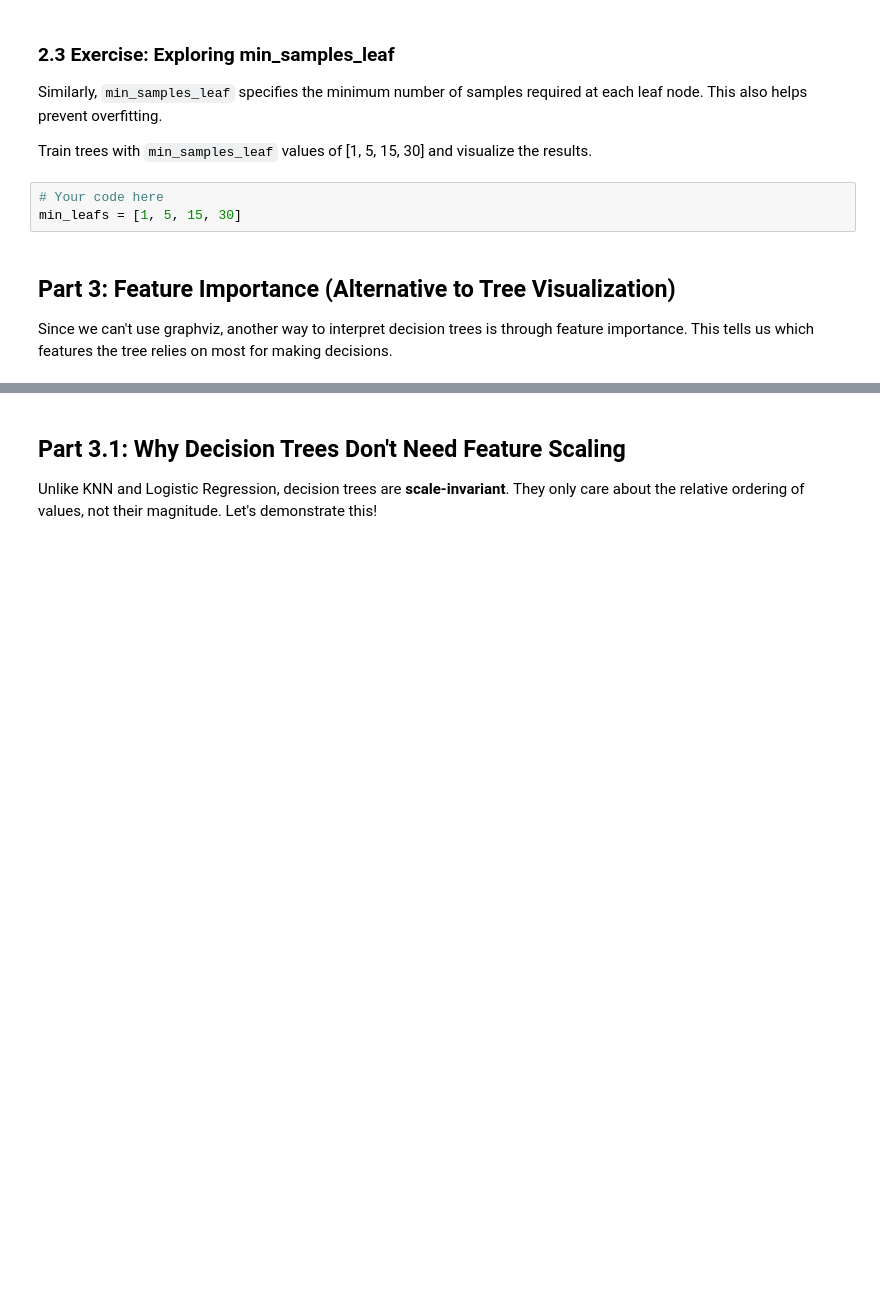
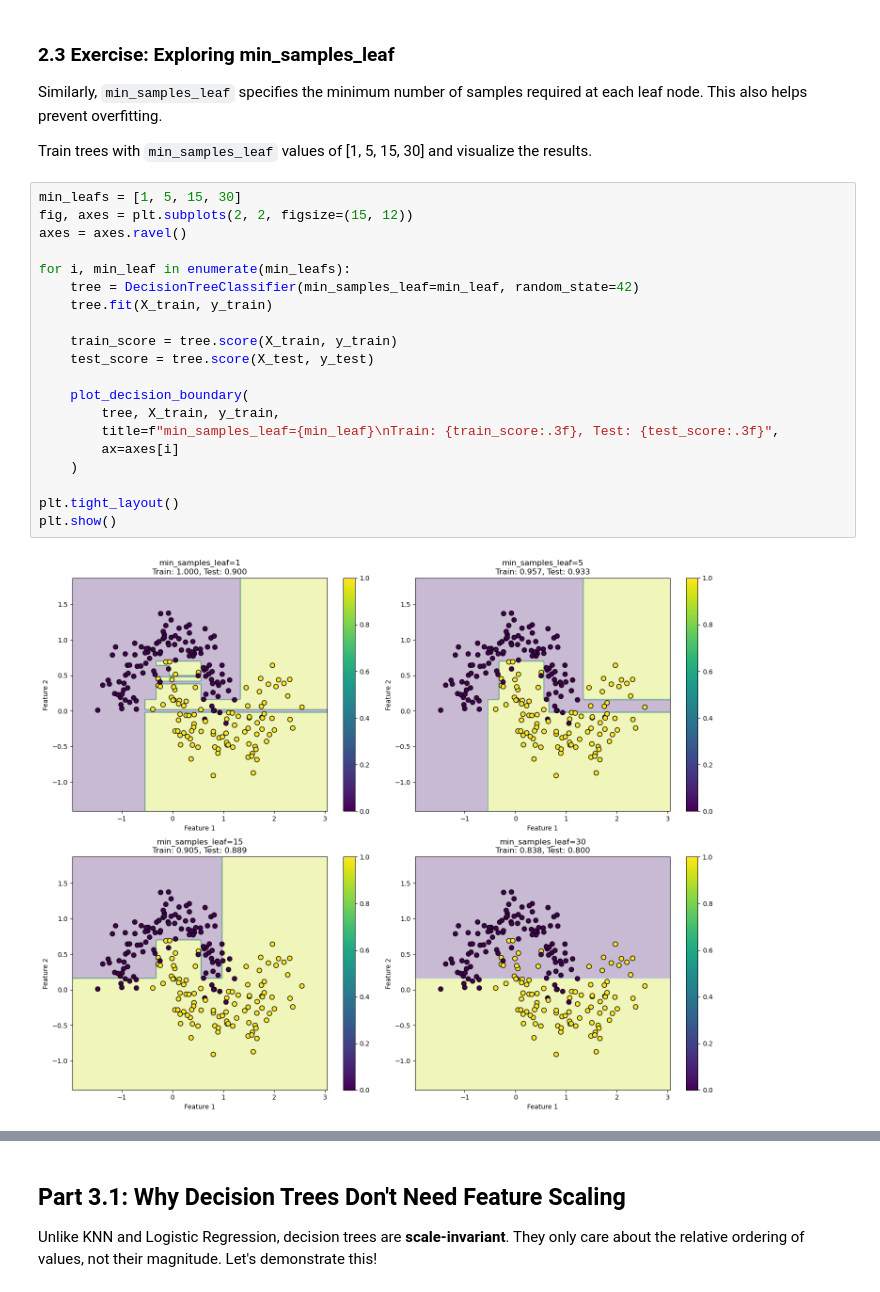
Before and after one commit to TiffanyYongNgikChee/machine-learning, a Jupyter notebook: Week 5 Files-20260216/Decision Trees Lab.ipynb, the cells around one changed output, grey strips where cells are left out. Cells and saved outputs as stored; diff of their text form; blank space fills up the shorter version.

```diff
--- a/Week 5 Files-20260216/Decision Trees Lab.ipynb
+++ b/Week 5 Files-20260216/Decision Trees Lab.ipynb
@@ -207,10 +256,25 @@ plt.show()
 Similarly, `min_samples_leaf` specifies the minimum number of samples required at each leaf node. This also helps prevent overfitting.
 
 Train trees with `min_samples_leaf` values of [1, 5, 15, 30] and visualize the results.
-# %%
-# Your code here
-min_leafs = [1, 5, 15, 30]
-# %% [markdown]
-## Part 3: Feature Importance (Alternative to Tree Visualization)
-
-Since we can't use graphviz, another way to interpret decision trees is through feature importance. This tells us which features the tree relies on most for making decisions.
+# %%
+min_leafs = [1, 5, 15, 30]
+fig, axes = plt.subplots(2, 2, figsize=(15, 12))
+axes = axes.ravel()
+
+for i, min_leaf in enumerate(min_leafs):
+    tree = DecisionTreeClassifier(min_samples_leaf=min_leaf, random_state=42)
+    tree.fit(X_train, y_train)
+
+    train_score = tree.score(X_train, y_train)
+    test_score = tree.score(X_test, y_test)
+
+    plot_decision_boundary(
+        tree, X_train, y_train,
+        title=f"min_samples_leaf={min_leaf}\nTrain: {train_score:.3f}, Test: {test_score:.3f}",
+        ax=axes[i]
+    )
+
+plt.tight_layout()
+plt.show()
+# %% [output]
+[figure, added]
```
Also changed, not shown: parts of 19 cells of this notebook, 1 other file.
